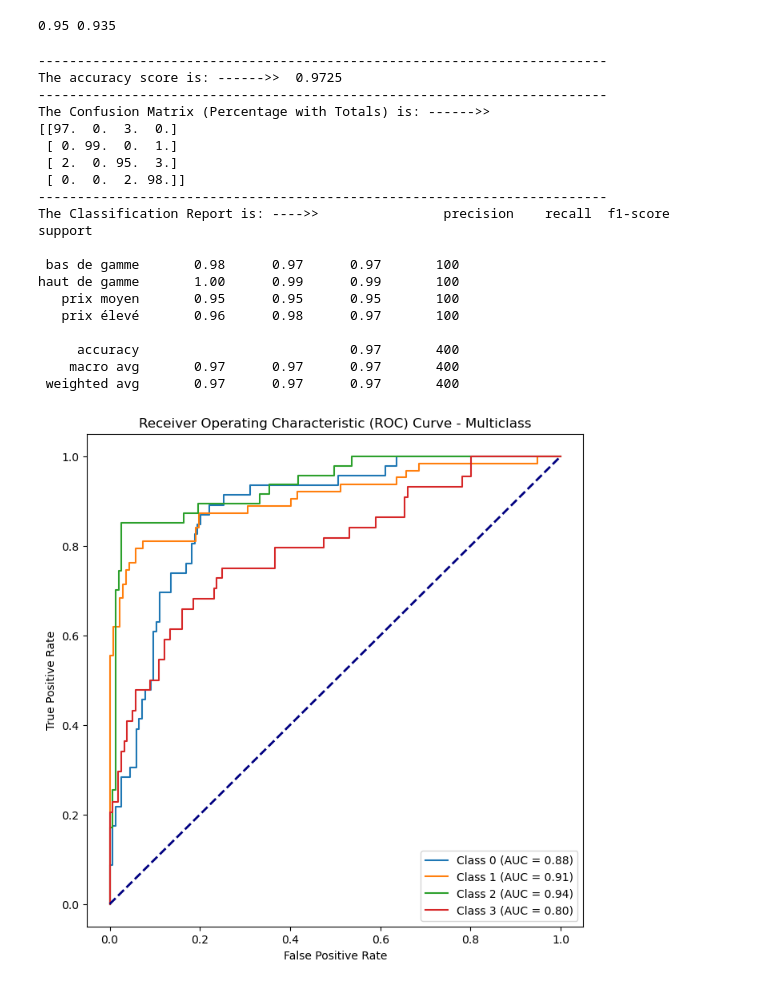
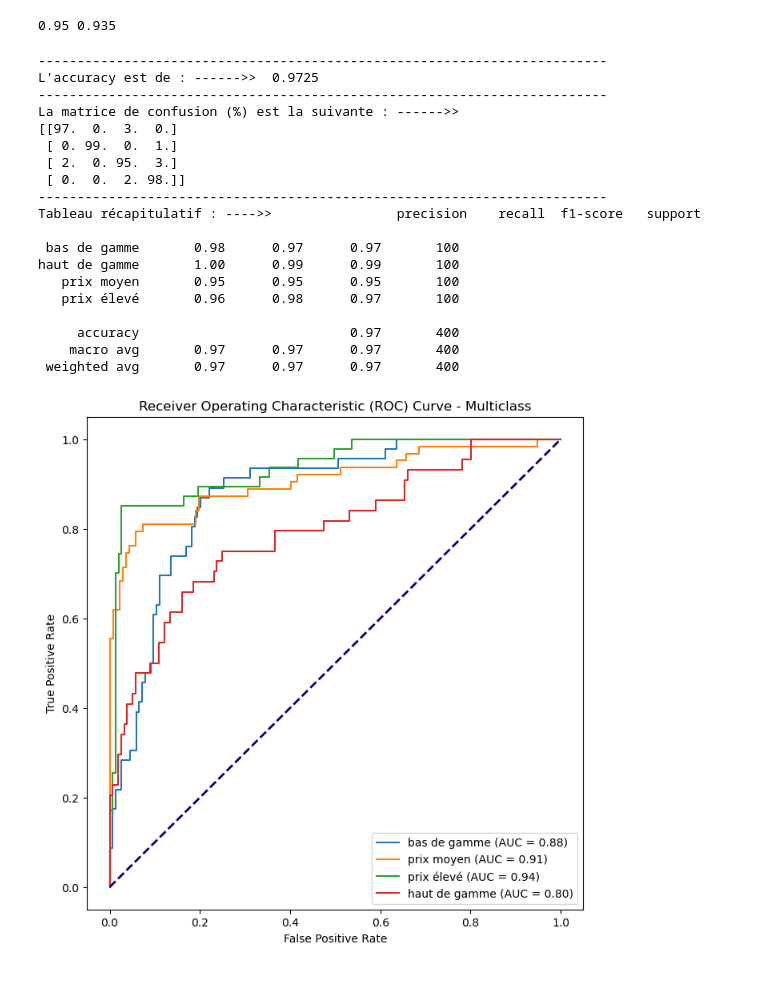
Before and after one commit to kiljou/Projet_MLOPS, a Jupyter notebook: MLOps_projet.ipynb, the cells around one changed output. Cells and saved outputs as stored; diff of their text form; code cells hidden in the pictures.

```diff
--- a/MLOps_projet.ipynb
+++ b/MLOps_projet.ipynb
@@ -128,28 +106,27 @@ from sklearn.metrics import confusion_matrix,classification_report,accuracy_scor
 # %%
 y_pred = model.predict(X_test)
-
 conf_matrix = confusion_matrix(y_test, y_pred)
 
 # Convertir la matrice de confusion en pourcentage
 conf_matrix_percent = conf_matrix / conf_matrix.sum(axis=1, keepdims=True) * 100
 
 print("-------------------------------------------------------------------------")
-print(f"The accuracy score is: ------>>  {accuracy_score(y_test, y_pred)}")
+print(f"L'accuracy est de : ------>>  {accuracy_score(y_test, y_pred)}")
 print("-------------------------------------------------------------------------")
-print(f"The Confusion Matrix (Percentage with Totals) is: ------>> \n{conf_matrix_percent}")
+print(f"La matrice de confusion (%) est la suivante : ------>> \n{conf_matrix_percent}")
 print("-------------------------------------------------------------------------")
-print(f"The Classification Report is: ---->> {classification_report(y_test, y_pred)}")
+print(f"Tableau récapitulatif : ---->> {classification_report(y_test, y_pred)}")
 # %% [output]
 -------------------------------------------------------------------------
-The accuracy score is: ------>>  0.9725
+L'accuracy est de : ------>>  0.9725
 -------------------------------------------------------------------------
-The Confusion Matrix (Percentage with Totals) is: ------>>
+La matrice de confusion (%) est la suivante : ------>>
 [[97.  0.  3.  0.]
  [ 0. 99.  0.  1.]
  [ 2.  0. 95.  3.]
  [ 0.  0.  2. 98.]]
 -------------------------------------------------------------------------
-The Classification Report is: ---->>                precision    recall  f1-score   support
+Tableau récapitulatif : ---->>                precision    recall  f1-score   support
 
  bas de gamme       0.98      0.97      0.97       100
 haut de gamme       1.00      0.99      0.99       100
@@ -182,33 +149,33 @@ y_bin = label_binarize(y, classes=[0, 1, 2, 3])
 X_train, X_test, y_train, y_test = train_test_split(X, y_bin, test_size=0.2, random_state=42)
 
 # Utiliser OneVsRestClassifier avec un classificateur binaire (par exemple, Logistic Regression)
 classifier = OneVsRestClassifier(LogisticRegression())
 
 # Ajuster le modèle
 classifier.fit(X_train, y_train)
 
 # Obtenir les scores des probabilités
 y_score = classifier.predict_proba(X_test)
 
 # Calculer les courbes ROC et les aires sous la courbe pour chaque classe
 fpr = dict()
 tpr = dict()
 roc_auc = dict()
 for i in range(4):  # 4 classes dans cet exemple
     fpr[i], tpr[i], _ = roc_curve(y_test[:, i], y_score[:, i])
     roc_auc[i] = auc(fpr[i], tpr[i])
 
 # Tracer les courbes ROC
 plt.figure(figsize=(8, 8))
 for i in range(4):
-    plt.plot(fpr[i], tpr[i], label=f'Class {i} (AUC = {roc_auc[i]:.2f})')
+    plt.plot(fpr[i], tpr[i], label=f'{nouveaux_noms_modalites[i]} (AUC = {roc_auc[i]:.2f})')
 
 plt.plot([0, 1], [0, 1], color='navy', lw=2, linestyle='--')
 plt.xlabel('False Positive Rate')
 plt.ylabel('True Positive Rate')
 plt.title('Receiver Operating Characteristic (ROC) Curve - Multiclass')
 plt.legend(loc='lower right')
 plt.show()
 # %% [output]
-[figure, old version]
+[figure, new version]
 # %%
```
Also changed, not shown: parts of 9 cells of this notebook.
